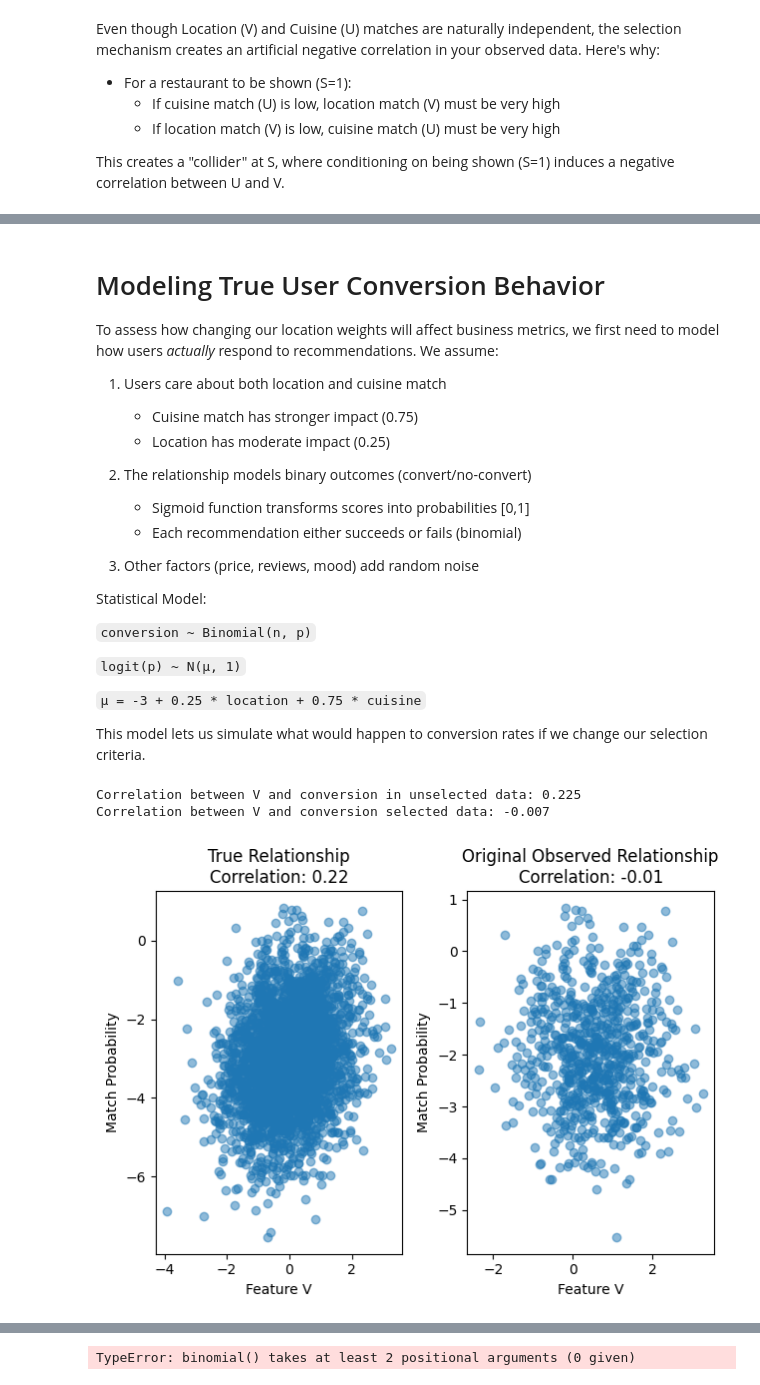
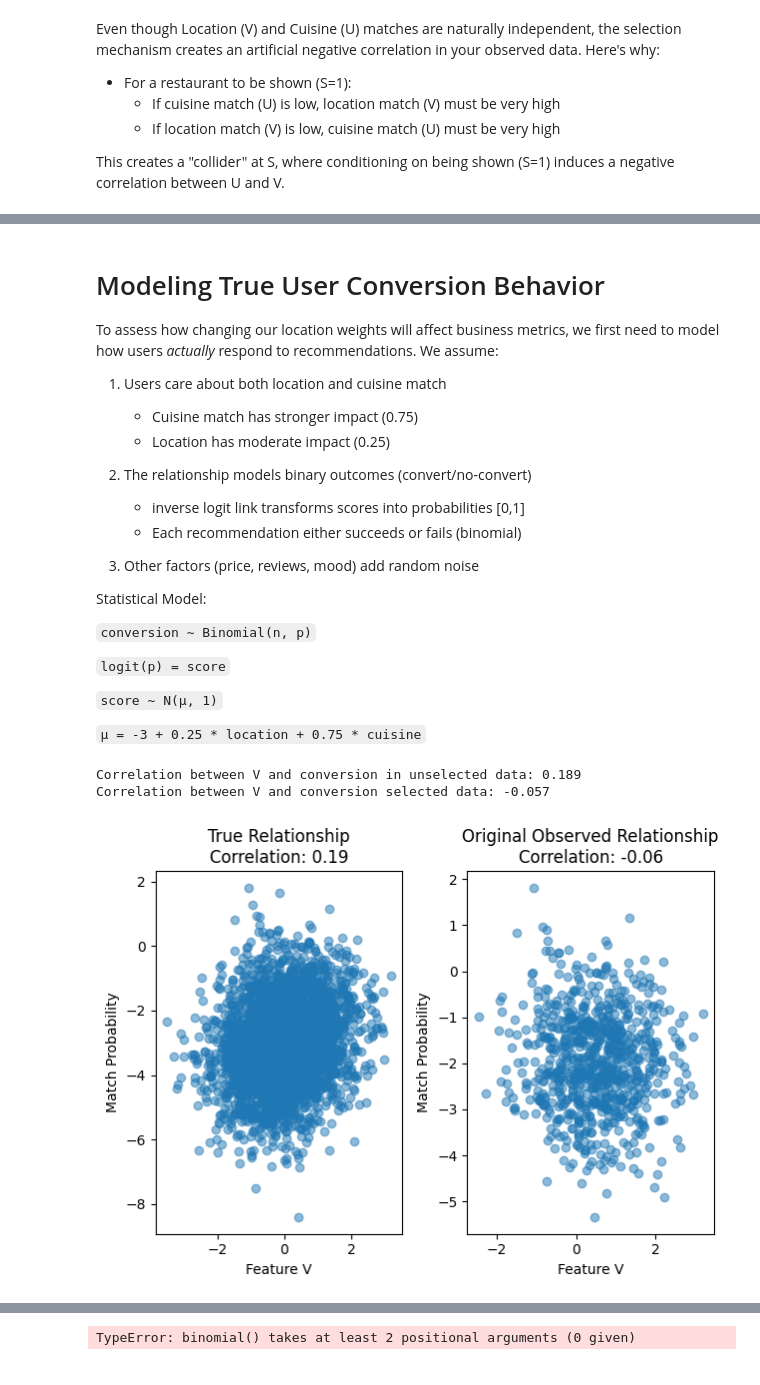
Before and after one commit to StefanSko/CausalShenanigans, a Jupyter notebook: src/curious_tale.ipynb, the cells around one changed output, grey strips where cells are left out. Drawn from its saved outputs; the diff is of its cells as text; code cells hidden in the pictures.

Commit message:
work towards a more functional and composable simulation.

```diff
--- a/src/curious_tale.ipynb
+++ b/src/curious_tale.ipynb
@@ -144,7 +144,7 @@ To assess how changing our location weights will affect business metrics, we fir
    - Location has moderate impact (0.25)
 
 2. The relationship models binary outcomes (convert/no-convert)
-   - Sigmoid function transforms scores into probabilities [0,1]
+   - inverse logit link transforms scores into probabilities [0,1]
    - Each recommendation either succeeds or fails (binomial)
 
 
@@ -154,13 +154,9 @@ Statistical Model:
 
 ``conversion ~ Binomial(n, p)``
 
-``logit(p) ~ N(μ, 1)``
+``logit(p) = score``
+
+``score ~ N(μ, 1)``
 
 ``μ = -3 + 0.25 * location + 0.75 * cuisine``
-
-
-
-
-
-This model lets us simulate what would happen to conversion rates if we change our selection criteria.
 # %%
@@ -183,30 +208,30 @@ true_matches = np.random.binomial(n=1, p=true_match_probs)
 # %%
-# Calculate correlations in full dataset vs selected dataset
-corr_full = stats.pearsonr(v, true_match_logits)[0]
-corr_selected = stats.pearsonr(v[S==1], true_match_logits[S==1])[0]
+# Calculate correlations in full dataset of linear model vs selected dataset
+corr_full = stats.pearsonr(v, scores_control)[0]
+corr_selected = stats.pearsonr(v[S==1], scores_control[S==1])[0]
 
 print(f"Correlation between V and conversion in unselected data: {corr_full:.3f}")
 print(f"Correlation between V and conversion selected data: {corr_selected:.3f}")
 # %% [output]
-Correlation between V and conversion in unselected data: 0.225
-Correlation between V and conversion selected data: -0.007
+Correlation between V and conversion in unselected data: 0.189
+Correlation between V and conversion selected data: -0.057
 # %%
 plt.subplot(1, 2, 1)
-plt.scatter(v, true_match_logits, alpha=0.5)
+plt.scatter(v, scores_control, alpha=0.5)
 plt.xlabel('Feature V')
 plt.ylabel('Match Probability')
 plt.title(f'True Relationship\nCorrelation: {corr_full:.2f}')
 
 plt.subplot(1, 2, 2)
-plt.scatter(v[S==1], true_match_logits[S==1], alpha=0.5)
+plt.scatter(v[S==1], scores_control[S==1], alpha=0.5)
 plt.xlabel('Feature V')
 plt.ylabel('Match Probability')
 plt.title(f'Original Observed Relationship\nCorrelation: {corr_selected:.2f}')
 
 plt.tight_layout()
 plt.show()
 # %% [output]
-[figure, old version]
+[figure, new version]
 # %%
 # Simulate intervention: New selection mechanism with different weights
 S_intervention = np.where(0.9 * v + 0.1 * u > 0.5, 1, 0)  # Modified feature weights
```
Also changed, not shown: parts of 7 cells of this notebook.
